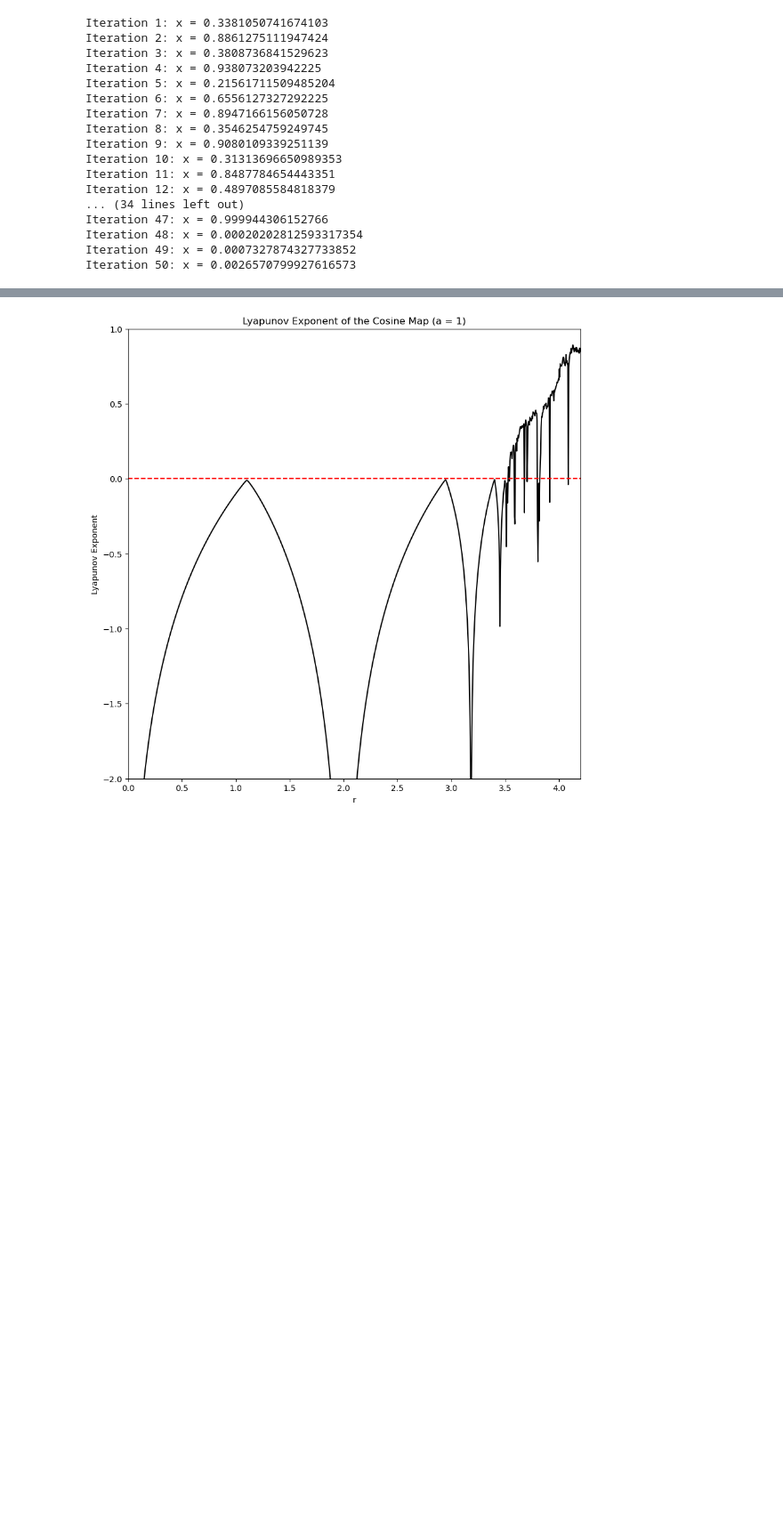
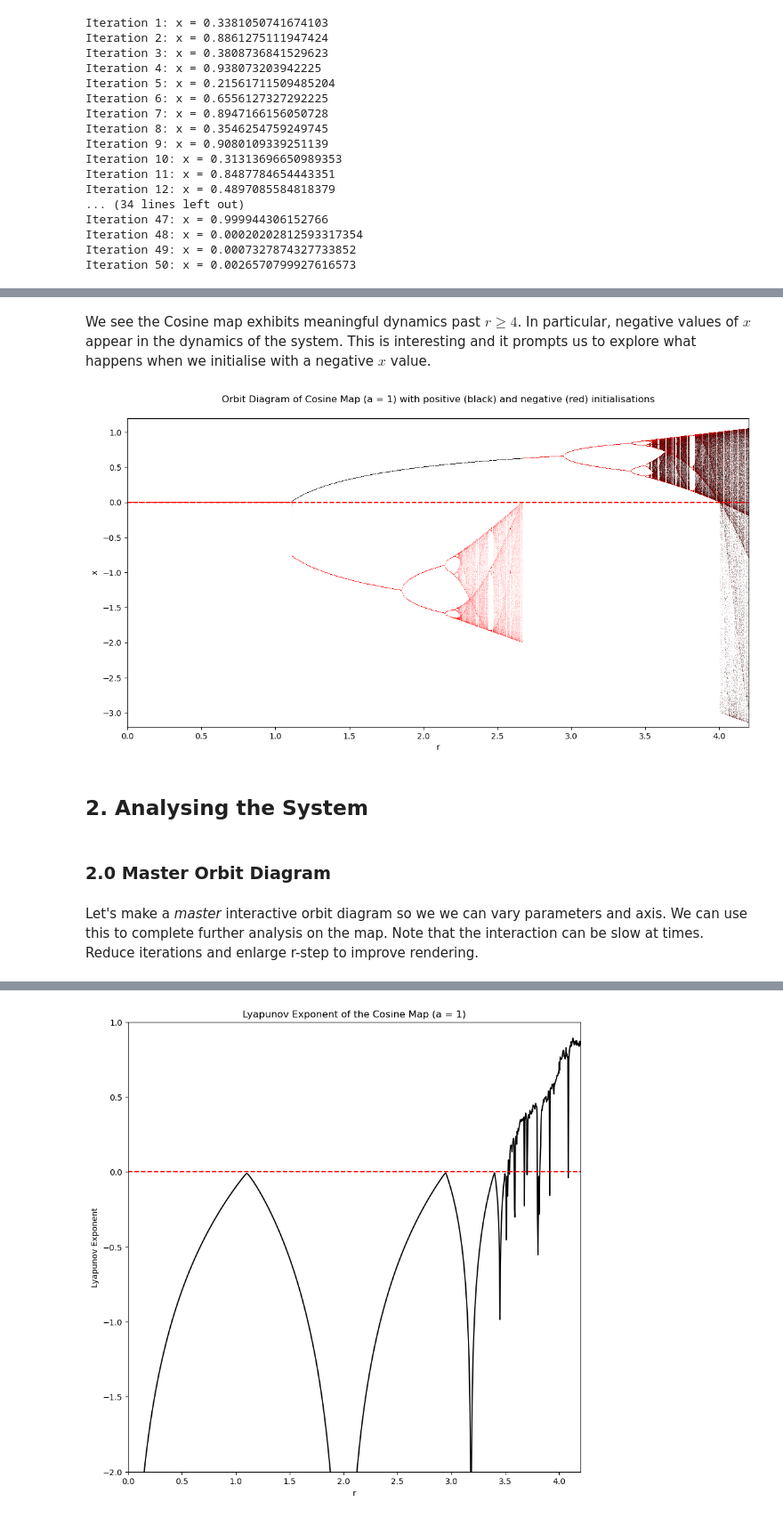
Before and after one commit to lainemulvay/Chaos-in-the-Cosine-Map, a Jupyter notebook: Assingment Notebook.ipynb, the cells around one changed output, grey strips where cells are left out. Shown at 89% size. Drawn from its saved outputs; the diff is of its cells as text; code cells hidden in the pictures; blank space fills up the shorter version.

```diff
--- a/Assingment Notebook.ipynb
+++ b/Assingment Notebook.ipynb
@@ -132,0 +160,65 @@ $$ x_{n+1} = -\frac{r\pi}{3} \sin\left(\frac{2\pi}{3}\left(x_n - \frac{1}{2}\rig
+# %% [markdown]
+We see the Cosine map exhibits meaningful dynamics past  $r \geq 4$. In particular, negative values of $x$ appear in the dynamics of the system. This is interesting and it prompts us to explore what happens when we initialise with a negative $x$ value.
+# %%
+import numpy as np
+import matplotlib.pyplot as plt
+
+# Cosine map function with a=1
+def cosine_map(x, r):
+    return (r/4) * (2 * np.cos((2*np.pi/3)*(x-0.5)) - 1)
+
+def plot_two_orbit_diagrams(xmin, xmax):
+    # Parameters
+    r_values = np.linspace(0, 4.2, 1000)  # Range of r values
+    iterations = 800  # Number of iterations
+    last_n = 600  # Number of iterations to consider for each r value (disregard first 200 iterations of map)
+
+    # Initial conditions
+    x_positive = 1e-5 * np.ones_like(r_values)
+    x_negative = -1e-5 * np.ones_like(r_values)
+
+    # Iterate the map for positive initial condition
+    for _ in range(iterations):
+        x_positive = cosine_map(x_positive, r_values)
+
+    # Store the last few iterations for each r
+    last_values_positive = np.zeros((last_n, len(r_values)))
+    for i in range(last_n):
+        x_positive = cosine_map(x_positive, r_values)
+        last_values_positive[i, :] = x_positive
+
+    # Iterate the map for negative initial condition
+    for _ in range(iterations):
+        x_negative = cosine_map(x_negative, r_values)
+
+    # Store the last few iterations for each r
+    last_values_negative = np.zeros((last_n, len(r_values)))
+    for i in range(last_n):
+        x_negative = cosine_map(x_negative, r_values)
+        last_values_negative[i, :] = x_negative
+
+    # Transpose last_values for plotting
+    last_values_positive = last_values_positive.T
+    last_values_negative = last_values_negative.T
+
+    # Plotting the orbit diagram
+    plt.figure(figsize=(14, 7))
+    plt.plot(r_values, last_values_positive, ',k', alpha=0.25)
+    plt.plot(r_values, last_values_negative, ',r', alpha=0.05)
+    plt.axhline(0, color='r', linestyle='--')
+    plt.xlim(0, 4.2)
+    plt.ylim(xmin, xmax)
+    plt.xlabel('r')
+    plt.ylabel('x')
+    plt.title('Orbit Diagram of Cosine Map (a = 1) with positive (black) and negative (red) initialisations', pad=20)
+    plt.show()
+
+plot_two_orbit_diagrams(-3.2, 1.2)
+# %% [output]
+[figure, added]
+# %% [markdown]
+## 2. Analysing the System
+# %% [markdown]
+ ### 2.0 Master Orbit Diagram
+# %% [markdown]
+Let's make a *master* interactive orbit diagram so we we can vary parameters and axis. We can use this to complete further analysis on the map. Note that the interaction can be slow at times. Reduce iterations and enlarge r-step to improve rendering.
```
Also changed, not shown: parts of 16 cells of this notebook.
